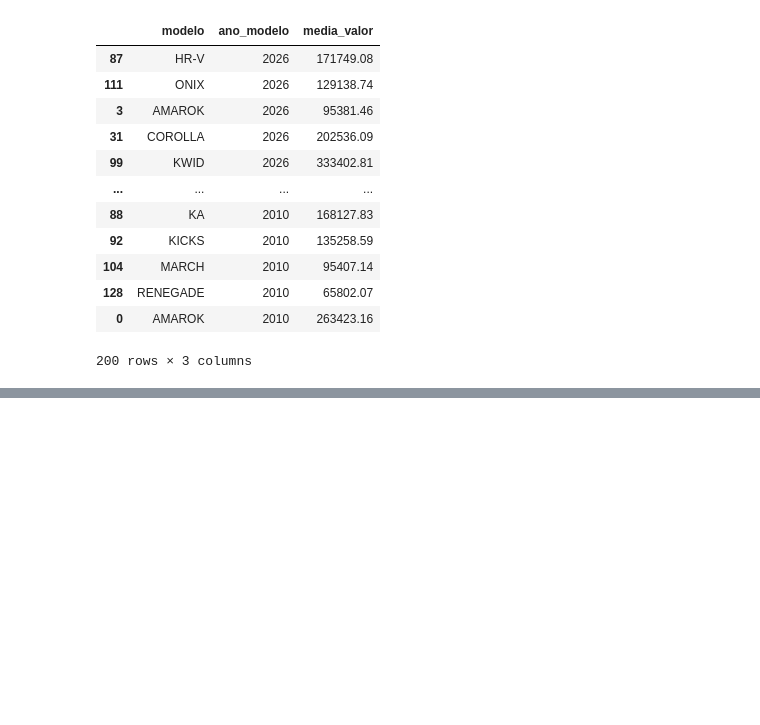
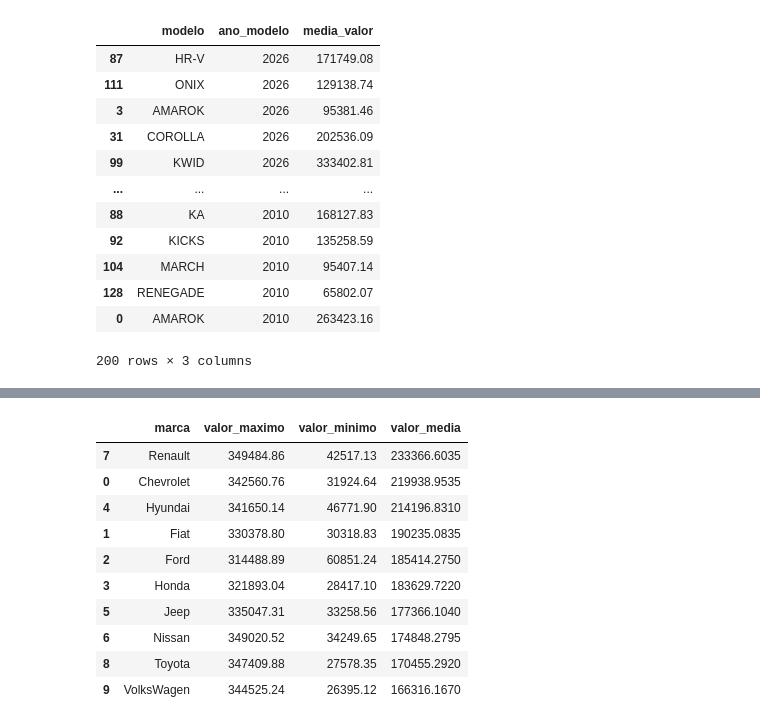
Before and after one commit to Maniezzi12345/pipeline-etl-fipe, a Jupyter notebook: analise/analise_fipe.ipynb, the cells around one changed output, grey strips where cells are left out. Saved outputs shown, nothing was run; the diff lists cells and outputs as text; code cells hidden in the pictures; blank space fills up the shorter version.

```diff
--- a/analise/analise_fipe.ipynb
+++ b/analise/analise_fipe.ipynb
@@ -385,0 +438,27 @@ print(query_8)
+# %%
+df = fato_preco.merge(dim_modelo, on="id_modelo")\
+               .merge(dim_marca, on="id_marca")
+resultado = df.groupby("marca")["valor"].agg(
+    maximo=("max"),
+    minimo=("min"),
+    media=("mean")
+).reset_index()
+resultado = resultado.rename(columns={
+    "maximo": "valor_maximo",
+    "minimo": "valor_minimo",
+    "media" : "valor_media"
+}).sort_values("valor_media", ascending=False)
+
+resultado
+# %% [output]
+|  | marca | valor_maximo | valor_minimo | valor_media |
+| 7 | Renault | 349484.86 | 42517.13 | 233366.6035 |
+| 0 | Chevrolet | 342560.76 | 31924.64 | 219938.9535 |
+| 4 | Hyundai | 341650.14 | 46771.90 | 214196.8310 |
+| 1 | Fiat | 330378.80 | 30318.83 | 190235.0835 |
+| 2 | Ford | 314488.89 | 60851.24 | 185414.2750 |
+| 3 | Honda | 321893.04 | 28417.10 | 183629.7220 |
+| 5 | Jeep | 335047.31 | 33258.56 | 177366.1040 |
+| 6 | Nissan | 349020.52 | 34249.65 | 174848.2795 |
+| 8 | Toyota | 347409.88 | 27578.35 | 170455.2920 |
+| 9 | VolksWagen | 344525.24 | 26395.12 | 166316.1670 |
```
Also changed, not shown: parts of 4 cells of this notebook.
